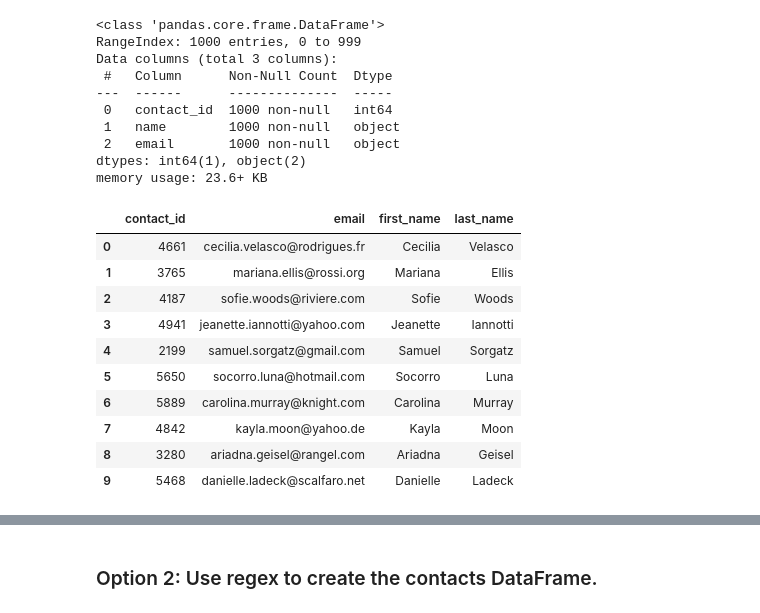
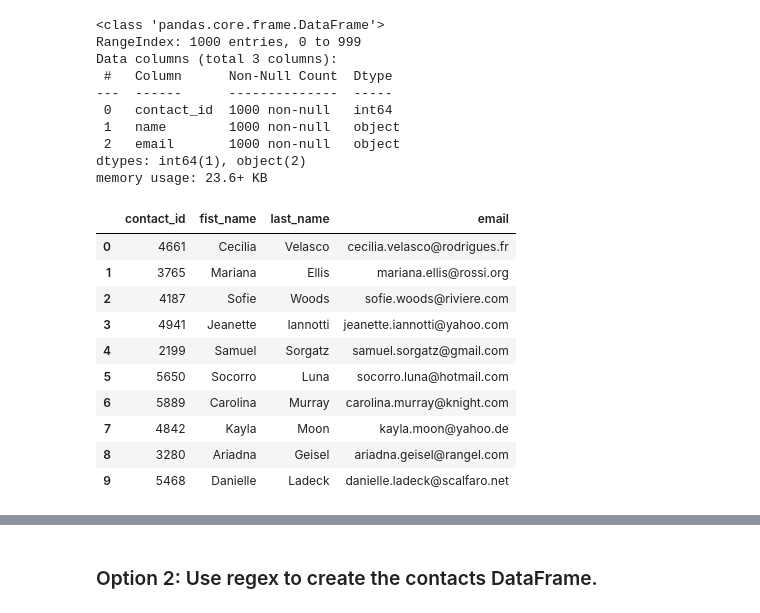
Before and after one commit to xuan-ds/Crowdfunding_ETL, a Jupyter notebook: ETL_Mini_Project_XDi.ipynb, the cells around one changed output, grey strips where cells are left out. Cells and saved outputs as stored; diff of their text form; code cells hidden in the pictures.

```diff
--- a/ETL_Mini_Project_XDi.ipynb
+++ b/ETL_Mini_Project_XDi.ipynb
@@ -323,8 +323,7 @@ Then export the DataFrame as a `contacts.csv` CSV file.
 # %%
 # Iterate through the contact_info_df and convert each row to a dictionary.
 import json
-dict_values = []
-
+dict_values = [json.loads(row['contact_info']) for _, row in contact_info_df.iterrows()]
 
 # Print out the list of values for each row.
 print(dict_values)
@@ -333,6 +332,9 @@ print(dict_values)
 # %%
 # Create a contact_info DataFrame and add each list of values, i.e., each row
 # to the 'contact_id', 'name', 'email' columns.
+values = [list(contact_dict.values()) for contact_dict in dict_values]
+contact_df = pd.DataFrame(values, columns = ["contact_id", "name", "email"])
+contact_df.head()
 # %% [output]
 |  | contact_id | name | email |
 | 0 | 4661 | Cecilia Velasco | cecilia.velasco@rodrigues.fr |
@@ -355,18 +358,24 @@ dtypes: int64(1), object(2)
 memory usage: 23.6+ KB
 # %%
 # Create a "first"name" and "last_name" column with the first and last names from the "name" column.
+first_name = [name.split()[0] for name in contact_df['name']]
+last_name = [name.split()[1] for name in contact_df['name']]
 
+contact_df.insert(2, 'fist_name', first_name)
+contact_df.insert(3, 'last_name', last_name)
 
 # Drop the contact_name column
+contact_df_clean = contact_df.drop('name',axis=1)
+contact_df_clean.head(10)
 # %% [output]
-|  | contact_id | email | first_name | last_name |
-| 0 | 4661 | cecilia.velasco@rodrigues.fr | Cecilia | Velasco |
-| 1 | 3765 | mariana.ellis@rossi.org | Mariana | Ellis |
-| 2 | 4187 | sofie.woods@riviere.com | Sofie | Woods |
-| 3 | 4941 | jeanette.iannotti@yahoo.com | Jeanette | Iannotti |
-| 4 | 2199 | samuel.sorgatz@gmail.com | Samuel | Sorgatz |
-| 5 | 5650 | socorro.luna@hotmail.com | Socorro | Luna |
-| 6 | 5889 | carolina.murray@knight.com | Carolina | Murray |
-| 7 | 4842 | kayla.moon@yahoo.de | Kayla | Moon |
-| 8 | 3280 | ariadna.geisel@rangel.com | Ariadna | Geisel |
-| 9 | 5468 | danielle.ladeck@scalfaro.net | Danielle | Ladeck |
+|  | contact_id | fist_name | last_name | email |
+| 0 | 4661 | Cecilia | Velasco | cecilia.velasco@rodrigues.fr |
+| 1 | 3765 | Mariana | Ellis | mariana.ellis@rossi.org |
+| 2 | 4187 | Sofie | Woods | sofie.woods@riviere.com |
+| 3 | 4941 | Jeanette | Iannotti | jeanette.iannotti@yahoo.com |
+| 4 | 2199 | Samuel | Sorgatz | samuel.sorgatz@gmail.com |
+| 5 | 5650 | Socorro | Luna | socorro.luna@hotmail.com |
+| 6 | 5889 | Carolina | Murray | carolina.murray@knight.com |
+| 7 | 4842 | Kayla | Moon | kayla.moon@yahoo.de |
+| 8 | 3280 | Ariadna | Geisel | ariadna.geisel@rangel.com |
+| 9 | 5468 | Danielle | Ladeck | danielle.ladeck@scalfaro.net |
```
Also changed, not shown: parts of 7 cells of this notebook, 2 other files.
